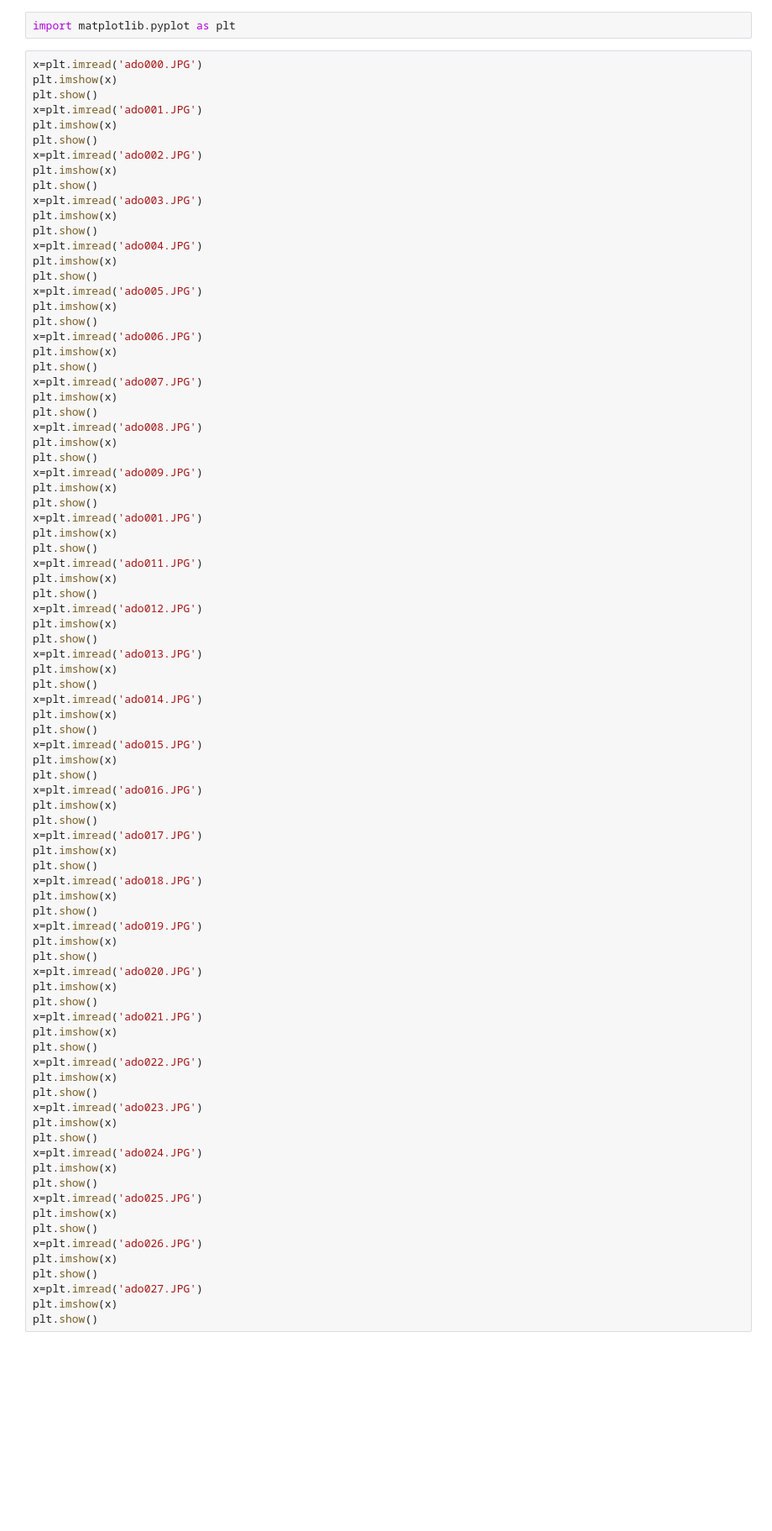
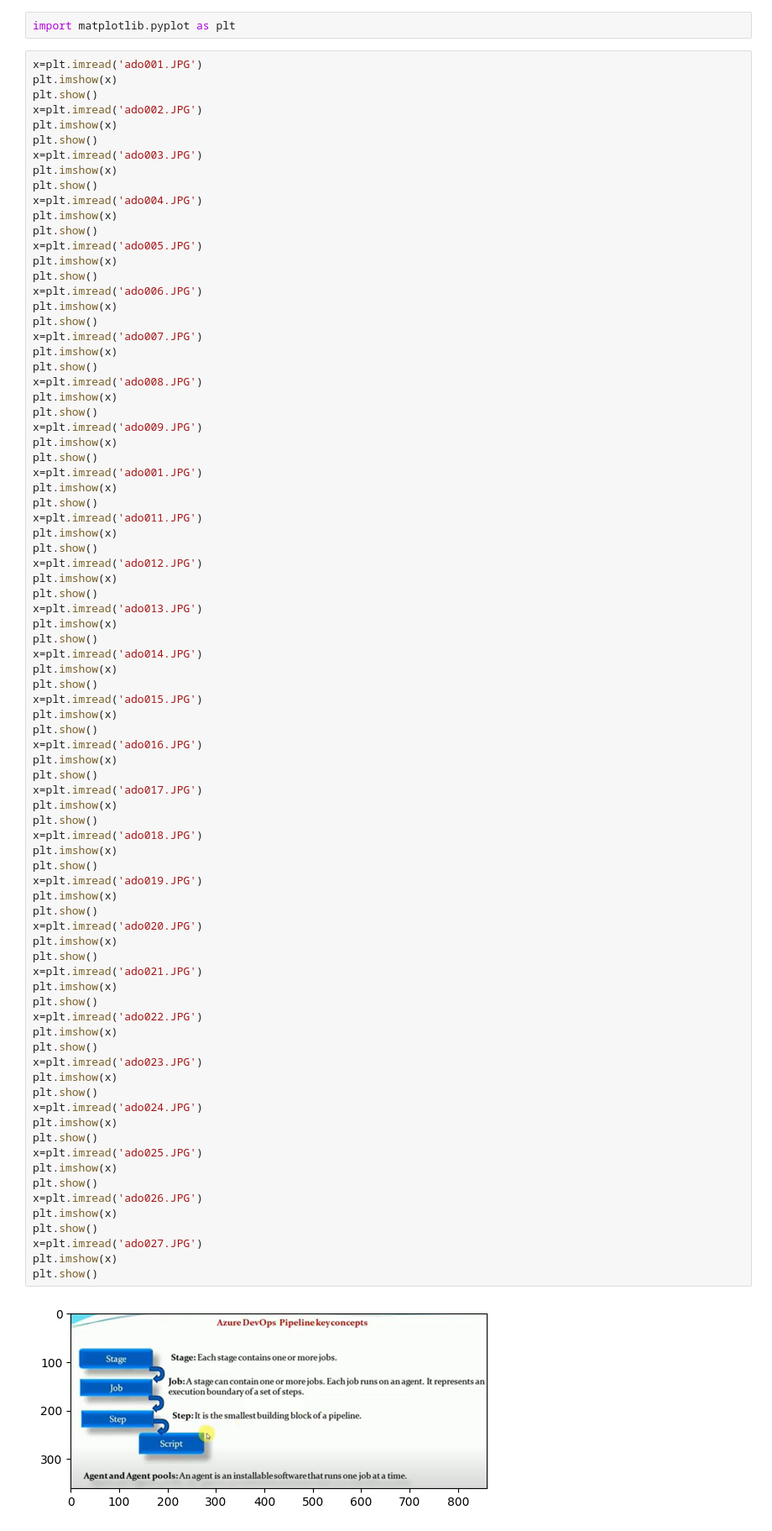
Before and after one commit to lestetedelioncourt/Testrepository, a Jupyter notebook: ado-notes.ipynb, the cells around one changed output. Shown at 84% size. Cells and saved outputs as stored; diff of their text form; blank space fills up the shorter version.

```diff
--- a/ado-notes.ipynb
+++ b/ado-notes.ipynb
@@ -1,9 +1,6 @@
 # %%
 import matplotlib.pyplot as plt
 # %%
-x=plt.imread('ado000.JPG')
-plt.imshow(x)
-plt.show()
 x=plt.imread('ado001.JPG')
 plt.imshow(x)
 plt.show()
@@ -58,30 +55,32 @@ plt.show()
 x=plt.imread('ado018.JPG')
 plt.imshow(x)
 plt.show()
 x=plt.imread('ado019.JPG')
 plt.imshow(x)
 plt.show()
 x=plt.imread('ado020.JPG')
 plt.imshow(x)
 plt.show()
 x=plt.imread('ado021.JPG')
 plt.imshow(x)
 plt.show()
 x=plt.imread('ado022.JPG')
 plt.imshow(x)
 plt.show()
 x=plt.imread('ado023.JPG')
 plt.imshow(x)
 plt.show()
 x=plt.imread('ado024.JPG')
 plt.imshow(x)
 plt.show()
 x=plt.imread('ado025.JPG')
 plt.imshow(x)
 plt.show()
 x=plt.imread('ado026.JPG')
 plt.imshow(x)
 plt.show()
 x=plt.imread('ado027.JPG')
 plt.imshow(x)
 plt.show()
+# %% [output]
+[figure, added]
```
Also changed, not shown: parts of 1 cell of this notebook.
